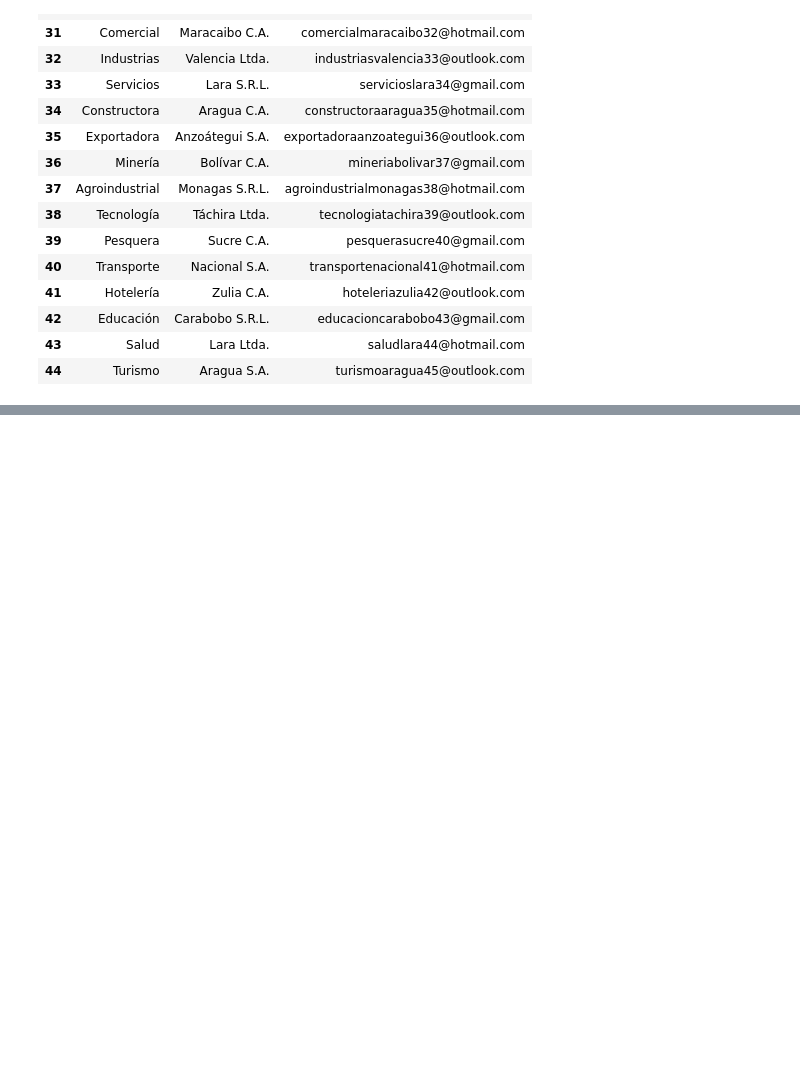
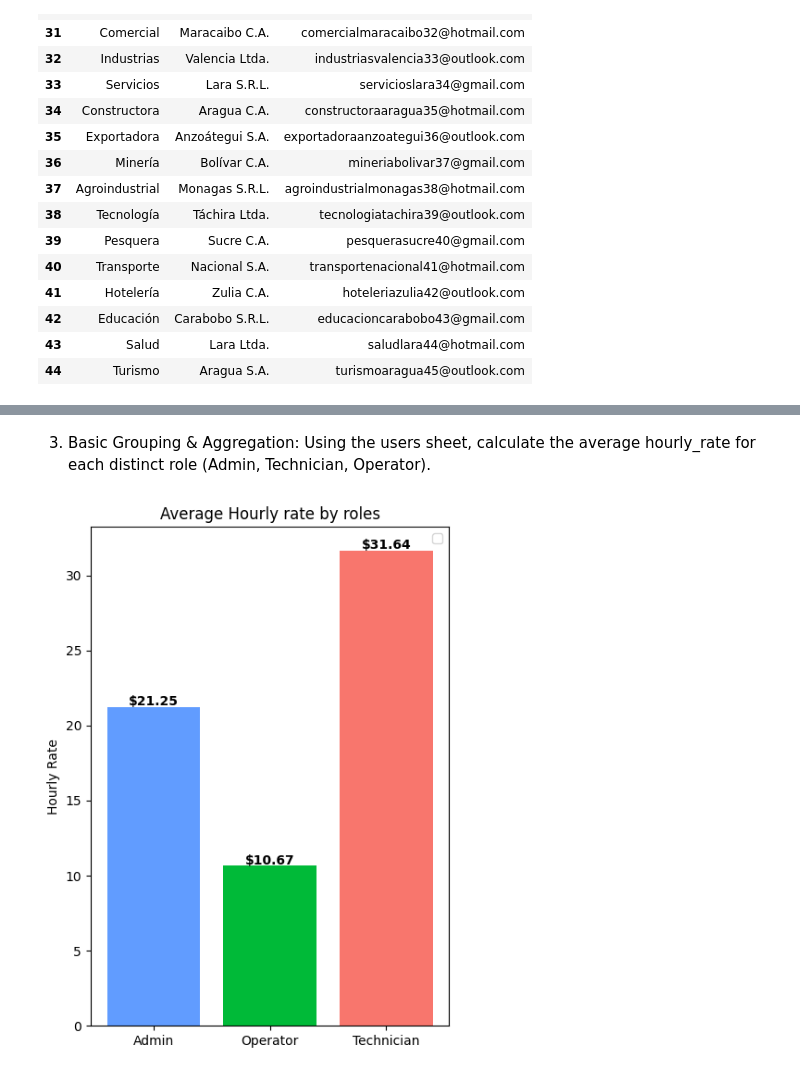
Before and after one commit to EumT07/ac-service-tracker-mvp, a Jupyter notebook: data_generator/data_analyst.ipynb, the cells around one changed output, grey strips where cells are left out. Cells and saved outputs as stored; diff of their text form; code cells hidden in the pictures; blank space fills up the shorter version.

```diff
--- a/data_generator/data_analyst.ipynb
+++ b/data_generator/data_analyst.ipynb
@@ -158,0 +146,6 @@ clients_df.loc[commercial_clients, ["first_name","last_name","email"]]
+# %%
+users_df["full_name"] = users_df["first_name"] + " " + users_df["last_name"]
+full_users = users_df[["first_name","last_name","full_name"]]
+
+full_users.columns = [ x[0].upper() + x[1:len(x)] for x in full_users.columns]
+full_users.head(10)
@@ -158,0 +164,27 @@ clients_df.loc[commercial_clients, ["first_name","last_name","email"]]
+# %% [markdown]
+3. Basic Grouping & Aggregation: Using the users sheet, calculate the average hourly_rate for each distinct role (Admin, Technician, Operator).
+# %%
+avg_user = users_df.groupby("role")["hourly_rate"].mean()
+users_hourly_rate = pd.DataFrame({
+    "Role": avg_user.index,
+    "Average_hourly": avg_user.values
+})
+users_hourly_rate # type:ignore
+
+#Bar Chart
+fig, ax = plt.subplots(figsize=(5, 7))
+x = users_hourly_rate["Role"]
+y = users_hourly_rate["Average_hourly"]
+colors = ["#619cff", "#00ba38", "#f8766d"]
+
+# Add value labels on bars
+for i, total in enumerate(y):
+    plt.text(i, total + 0.1, f'${total:.2f}', ha='center', weight='bold', color='black')
+
+ax.bar(x, y, color = colors)
+ax.legend()
+ax.set_ylabel("Hourly Rate")
+plt.title("Average Hourly rate by roles")
+plt.show()
+# %% [output]
+[figure, added]
```
Also changed, not shown: parts of 18 cells of this notebook.
